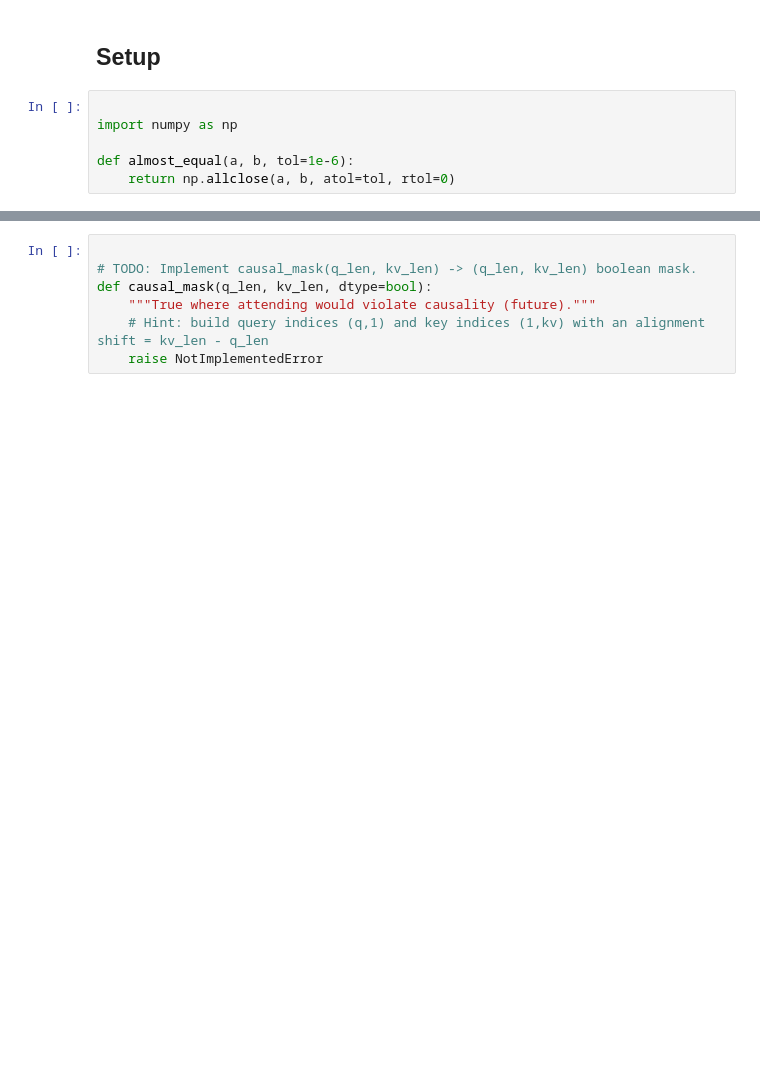
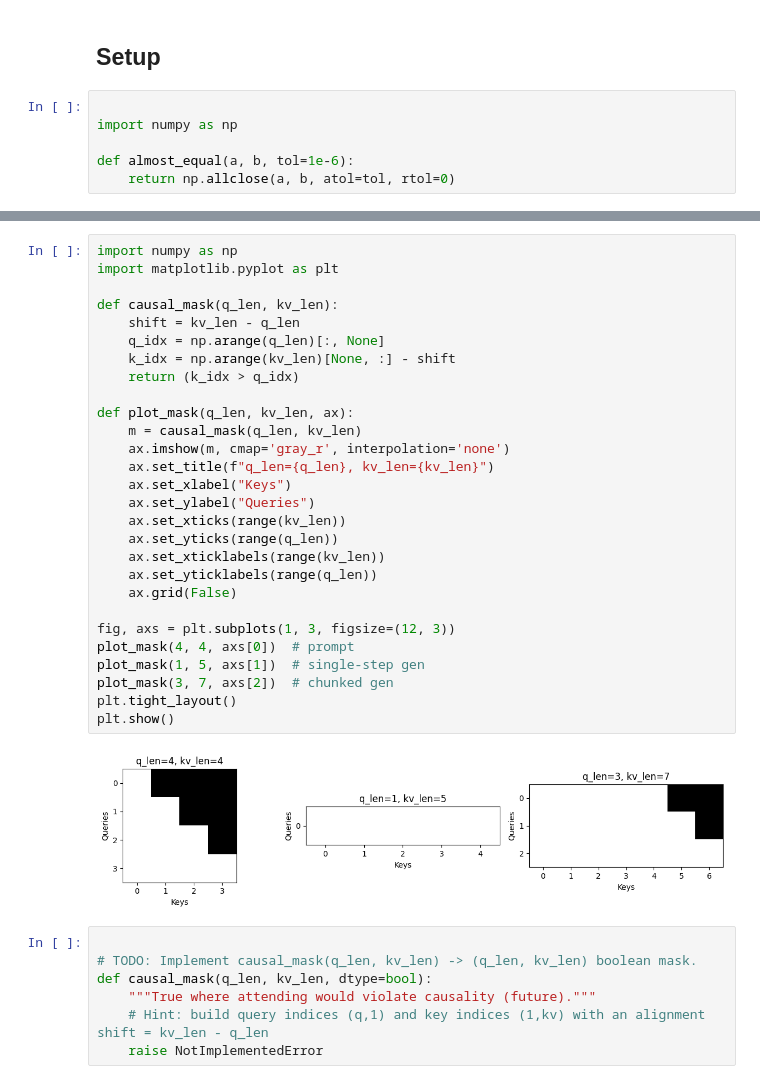
Before and after one commit to acb-code/barnacles, a Jupyter notebook: deep-learning/transformers/numpy_attention_problem_set.ipynb, the cells around one changed output, grey strips where cells are left out. Saved outputs shown, nothing was run; the diff lists cells and outputs as text; blank space fills up the shorter version.

```diff
--- a/deep-learning/transformers/numpy_attention_problem_set.ipynb
+++ b/deep-learning/transformers/numpy_attention_problem_set.ipynb
@@ -72,3 +86,33 @@ Should work when `kv_len >= q_len` (KV-cache).
+# %%
+import numpy as np
+import matplotlib.pyplot as plt
+
+def causal_mask(q_len, kv_len):
+    shift = kv_len - q_len
+    q_idx = np.arange(q_len)[:, None]
+    k_idx = np.arange(kv_len)[None, :] - shift
+    return (k_idx > q_idx)
+
+def plot_mask(q_len, kv_len, ax):
+    m = causal_mask(q_len, kv_len)
+    ax.imshow(m, cmap='gray_r', interpolation='none')
+    ax.set_title(f"q_len={q_len}, kv_len={kv_len}")
+    ax.set_xlabel("Keys")
+    ax.set_ylabel("Queries")
+    ax.set_xticks(range(kv_len))
+    ax.set_yticks(range(q_len))
+    ax.set_xticklabels(range(kv_len))
+    ax.set_yticklabels(range(q_len))
+    ax.grid(False)
+
+fig, axs = plt.subplots(1, 3, figsize=(12, 3))
+plot_mask(4, 4, axs[0])  # prompt
+plot_mask(1, 5, axs[1])  # single-step gen
+plot_mask(3, 7, axs[2])  # chunked gen
+plt.tight_layout()
+plt.show()
+# %% [output]
+[figure, added]
 # %%
 
 # TODO: Implement causal_mask(q_len, kv_len) -> (q_len, kv_len) boolean mask.
```
Also changed, not shown: parts of 15 cells of this notebook.
